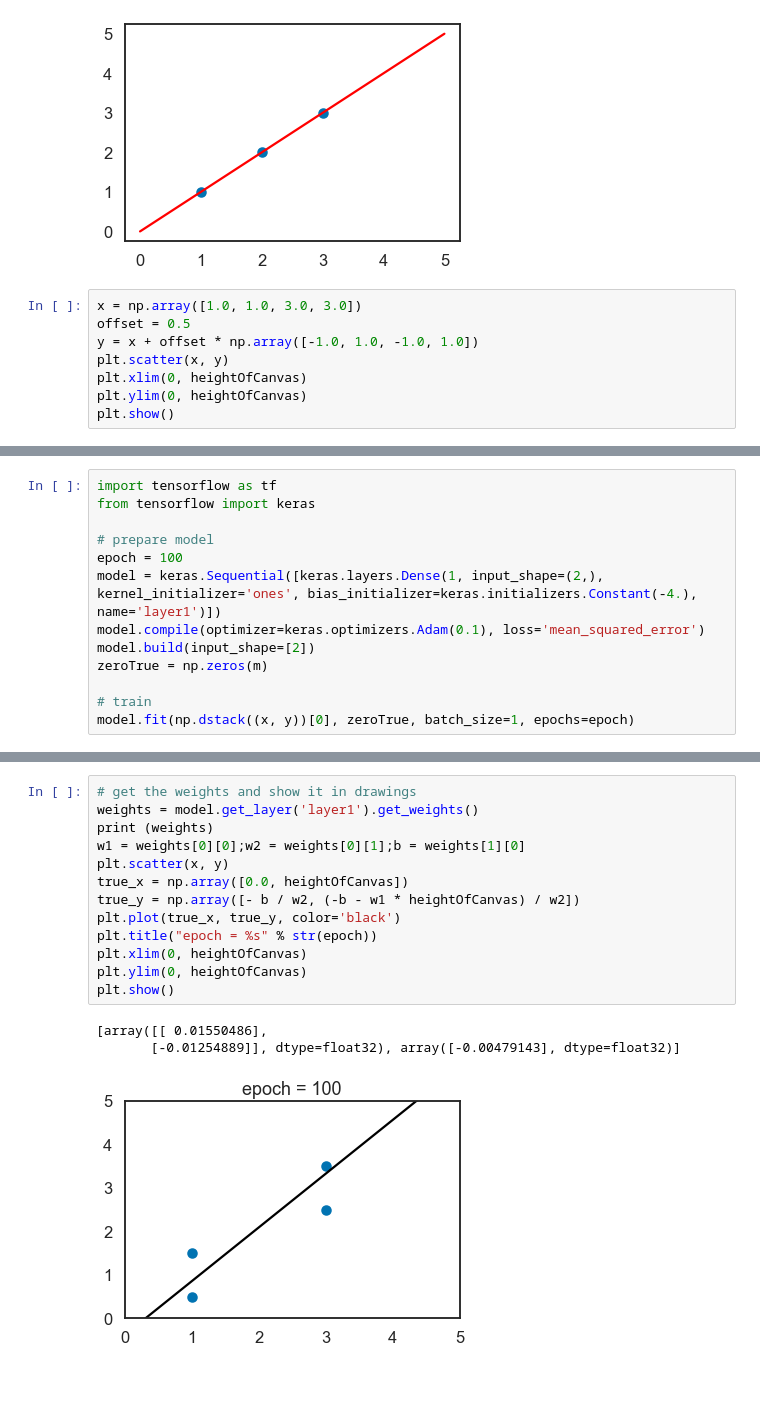
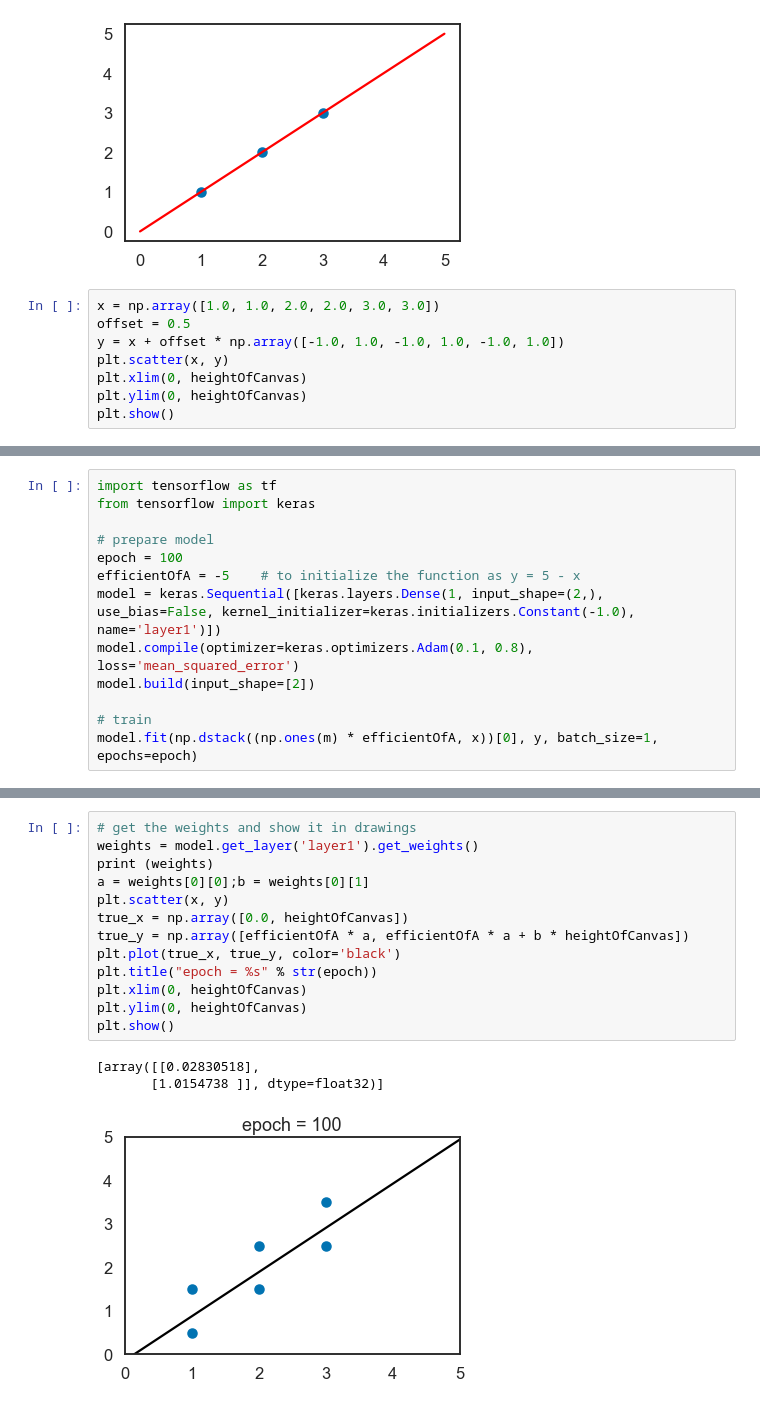
Before and after one commit to wangershi/teacherCodeAboutAI, a Jupyter notebook: teachLinearFitting.ipynb, the cells around one changed output, grey strips where cells are left out. Cells and saved outputs as stored; diff of their text form.

```diff
--- a/teachLinearFitting.ipynb
+++ b/teachLinearFitting.ipynb
@@ -23,9 +23,9 @@ plt.show()
 # %% [output]
 [figure]
 # %%
-x = np.array([1.0, 1.0, 3.0, 3.0])
+x = np.array([1.0, 1.0, 2.0, 2.0, 3.0, 3.0])
 offset = 0.5
-y = x + offset * np.array([-1.0, 1.0, -1.0, 1.0])
+y = x + offset * np.array([-1.0, 1.0, -1.0, 1.0, -1.0, 1.0])
 plt.scatter(x, y)
 plt.xlim(0, heightOfCanvas)
 plt.ylim(0, heightOfCanvas)
@@ -109,12 +109,12 @@ from tensorflow import keras
 
 # prepare model
 epoch = 100
-model = keras.Sequential([keras.layers.Dense(1, input_shape=(2,), kernel_initializer='ones', bias_initializer=keras.initializers.Constant(-4.), name='layer1')])
-model.compile(optimizer=keras.optimizers.Adam(0.1), loss='mean_squared_error')
+efficientOfA = -5    # to initialize the function as y = 5 - x
+model = keras.Sequential([keras.layers.Dense(1, input_shape=(2,), use_bias=False, kernel_initializer=keras.initializers.Constant(-1.0), name='layer1')])
+model.compile(optimizer=keras.optimizers.Adam(0.1, 0.8), loss='mean_squared_error')
 model.build(input_shape=[2])
-zeroTrue = np.zeros(m)
 
 # train
-model.fit(np.dstack((x, y))[0], zeroTrue, batch_size=1, epochs=epoch)
+model.fit(np.dstack((np.ones(m) * efficientOfA, x))[0], y, batch_size=1, epochs=epoch)
 # %% [output]
 Epoch 1/100
@@ -138,17 +138,17 @@ Epoch 100/100
 # %%
 # get the weights and show it in drawings
 weights = model.get_layer('layer1').get_weights()
 print (weights)
-w1 = weights[0][0];w2 = weights[0][1];b = weights[1][0]
+a = weights[0][0];b = weights[0][1]
 plt.scatter(x, y)
 true_x = np.array([0.0, heightOfCanvas])
-true_y = np.array([- b / w2, (-b - w1 * heightOfCanvas) / w2])
+true_y = np.array([efficientOfA * a, efficientOfA * a + b * heightOfCanvas])
 plt.plot(true_x, true_y, color='black')
 plt.title("epoch = %s" % str(epoch))
 plt.xlim(0, heightOfCanvas)
 plt.ylim(0, heightOfCanvas)
 plt.show()
 # %% [output]
-[array([[ 0.01550486],
-       [-0.01254889]], dtype=float32), array([-0.00479143], dtype=float32)]
+[array([[0.02830518],
+       [1.0154738 ]], dtype=float32)]
-[figure, old version]
+[figure, new version]
```
Also changed, not shown: parts of 8 cells of this notebook, 1 other file.
